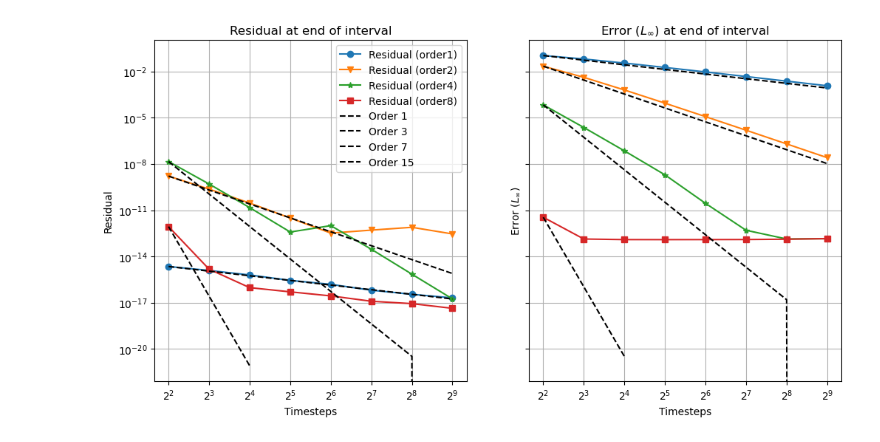
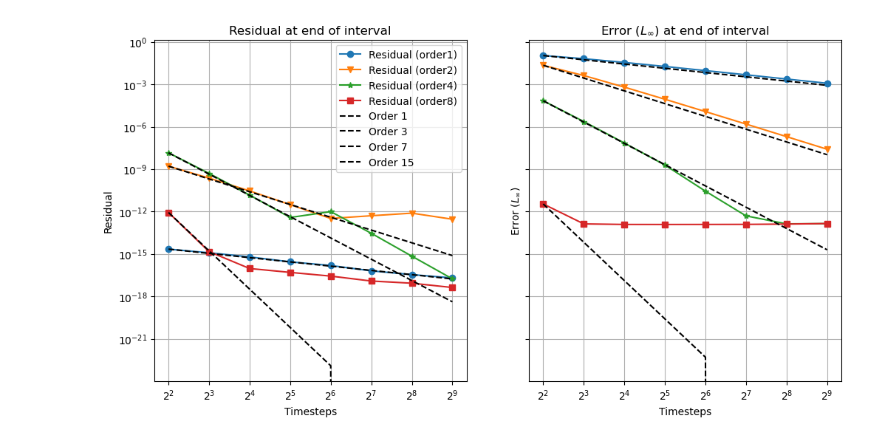
Before and after one commit to TobiasEppacher/pySDC, a Jupyter notebook: pySDC/projects/TobiasTests/VisualizeData.ipynb, the cells around one changed output. Drawn from its saved outputs; the diff is of its cells as text; code cells hidden in the pictures.

Commit message:
Adjusted order of reference lines (order of interpolating polynomial, exact up to order N+1)

```diff
--- a/pySDC/projects/TobiasTests/VisualizeData.ipynb
+++ b/pySDC/projects/TobiasTests/VisualizeData.ipynb
@@ -57,35 +57,35 @@ if convergence_analysis:
                 marker=markers[index],
                 )
         error_ax.plot(
                 "timesteps",
                 f"Error ({order})",
                 data=error_df,
                 marker=markers[index],
                 )
 
     # Plot reference lines of order 1, 2, 4, 8
     residual_ax.plot(residual_df["timesteps"], 4 * residual_df["Residual (order1)"][0]/residual_df["timesteps"], label="Order 1", linestyle="--", color="black")
     residual_ax.plot(residual_df["timesteps"], 4**3 * residual_df["Residual (order2)"][0]/(residual_df["timesteps"]**3), label="Order 3", linestyle="--", color="black")
-    residual_ax.plot(residual_df["timesteps"], 4**7 * residual_df["Residual (order4)"][0]/(residual_df["timesteps"]**7), label="Order 7", linestyle="--", color="black")
-    residual_ax.plot(residual_df["timesteps"], 4**15 * residual_df["Residual (order8)"][0]/(residual_df["timesteps"]**15), label="Order 15", linestyle="--", color="black")
+    residual_ax.plot(residual_df["timesteps"], 4**5 * residual_df["Residual (order4)"][0]/(residual_df["timesteps"]**5), label="Order 7", linestyle="--", color="black")
+    residual_ax.plot(residual_df["timesteps"], 4**9 * residual_df["Residual (order8)"][0]/(residual_df["timesteps"]**9), label="Order 15", linestyle="--", color="black")
 
     error_ax.plot(error_df["timesteps"], 4 * error_df["Error (order1)"][0]/error_df["timesteps"], label="Order 1", linestyle="--", color="black")
     error_ax.plot(error_df["timesteps"], 4**3 * error_df["Error (order2)"][0]/(error_df["timesteps"]**3), label="Order 3", linestyle="--", color="black")
-    error_ax.plot(error_df["timesteps"], 4**7 * error_df["Error (order4)"][0]/(error_df["timesteps"]**7), label="Order 7", linestyle="--", color="black")
-    error_ax.plot(error_df["timesteps"], 4**15 * error_df["Error (order8)"][0]/(error_df["timesteps"]**15), label="Order 15", linestyle="--", color="black")
+    error_ax.plot(error_df["timesteps"], 4**5 * error_df["Error (order4)"][0]/(error_df["timesteps"]**5), label="Order 7", linestyle="--", color="black")
+    error_ax.plot(error_df["timesteps"], 4**9 * error_df["Error (order8)"][0]/(error_df["timesteps"]**9), label="Order 15", linestyle="--", color="black")
 
     residual_ax.set_title("Residual at end of interval")
     residual_ax.set_ylabel("Residual")
     error_ax.set_title("Error ($L_\infty$) at end of interval")
     error_ax.set_ylabel("Error ($L_\infty$)")
     for ax in [residual_ax, error_ax]:
         ax.set_xscale("log", base=2)
         ax.set_yscale("log", base=10)
         ax.set_xlabel("Timesteps")
         ax.grid(True)
 
     #box = residual_ax.get_position()
     #residual_ax.set_position([box.x0, box.y0, box.width * 0.7, box.height])
     residual_ax.legend()
 # %% [output]
-[figure, old version]
+[figure, new version]
```
